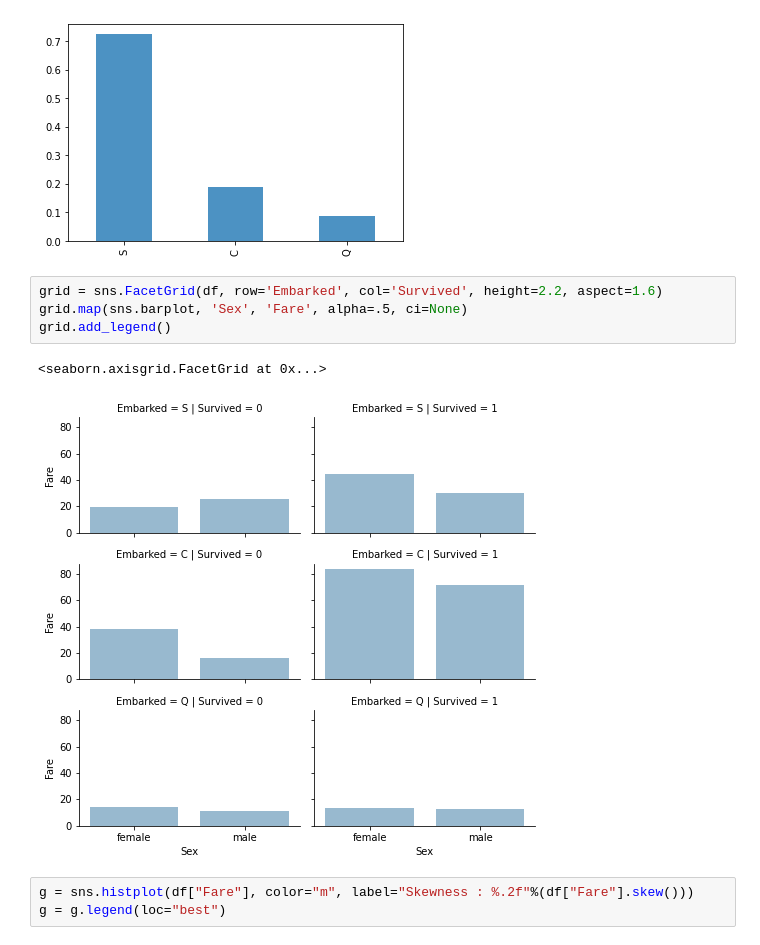
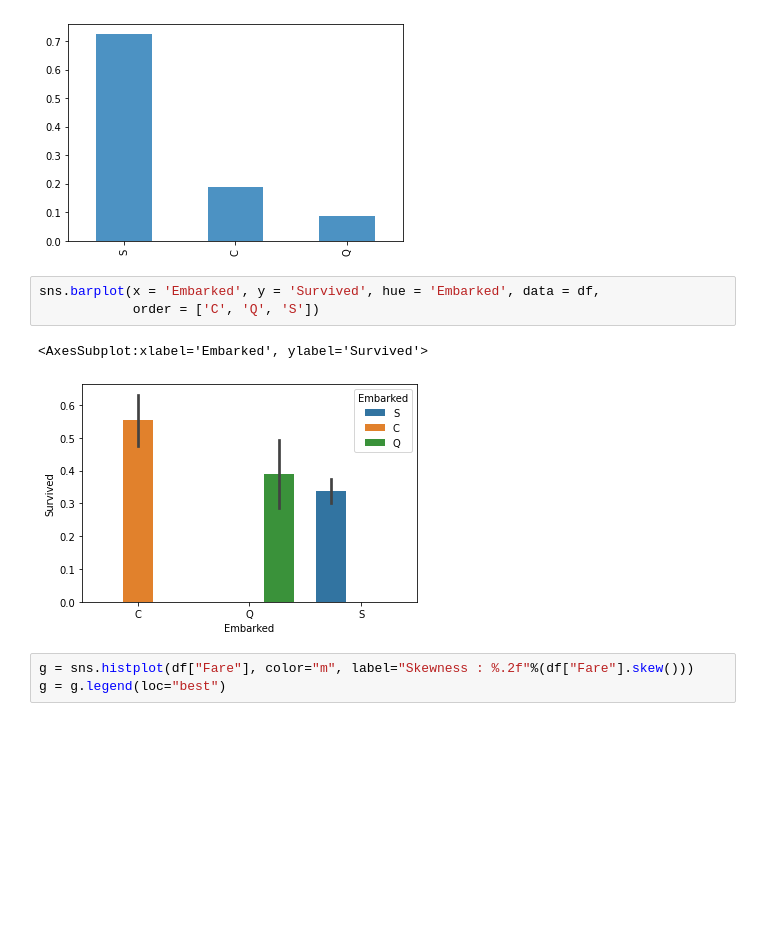
Before and after one commit to JAlblas/kaggle-titanic, a Jupyter notebook: titanic-2022.ipynb, the cells around one changed output. Saved outputs shown, nothing was run; the diff lists cells and outputs as text; blank space fills up the shorter version.

```diff
--- a/titanic-2022.ipynb
+++ b/titanic-2022.ipynb
@@ -373,13 +375,12 @@ df.Embarked.value_counts(normalize=True).plot(kind="bar", alpha = 0.8)
 # %% [output]
 <AxesSubplot:>
 [figure]
-# %%
-grid = sns.FacetGrid(df, row='Embarked', col='Survived', height=2.2, aspect=1.6)
-grid.map(sns.barplot, 'Sex', 'Fare', alpha=.5, ci=None)
-grid.add_legend()
-# %% [output]
-<seaborn.axisgrid.FacetGrid at 0x...>
-[figure, removed]
+# %%
+sns.barplot(x = 'Embarked', y = 'Survived', hue = 'Embarked', data = df,
+            order = ['C', 'Q', 'S'])
+# %% [output]
+<AxesSubplot:xlabel='Embarked', ylabel='Survived'>
+[figure, added]
 # %%
 g = sns.histplot(df["Fare"], color="m", label="Skewness : %.2f"%(df["Fare"].skew()))
 g = g.legend(loc="best")
```
Also changed, not shown: parts of 30 cells of this notebook.
